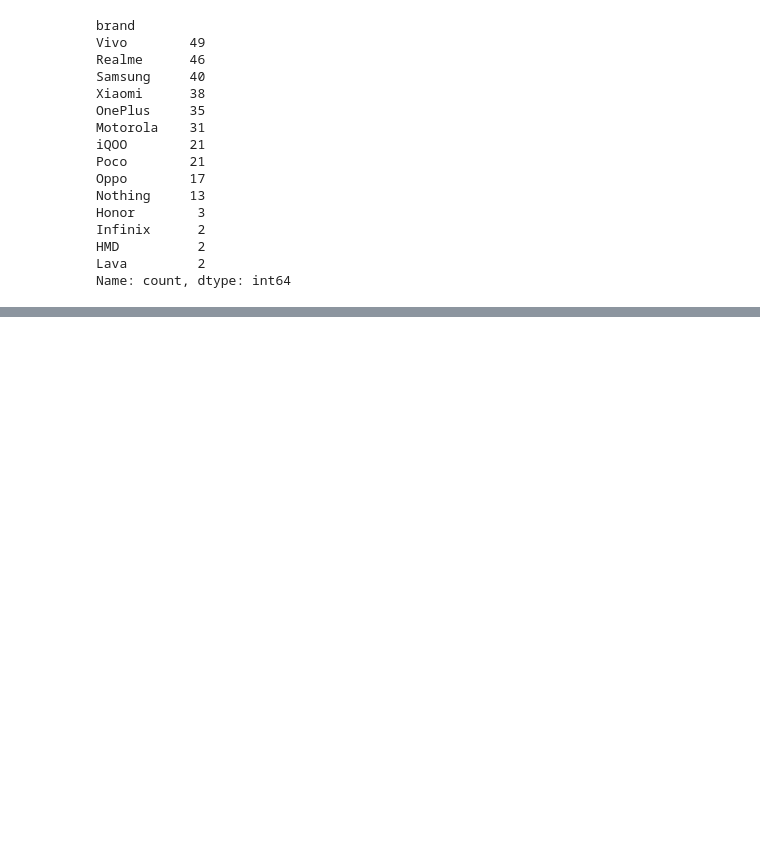
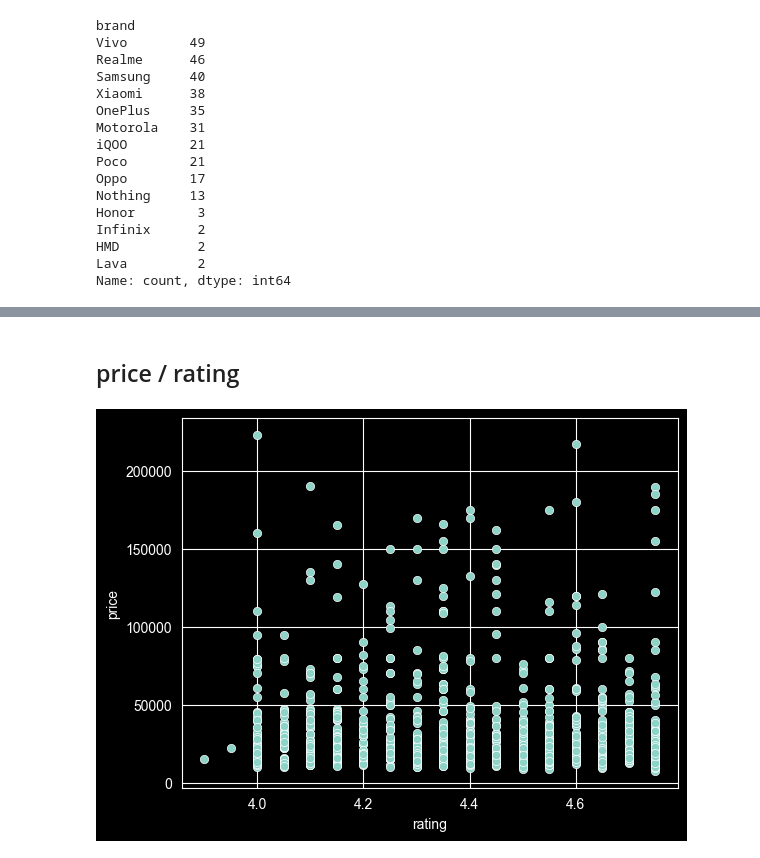
Before and after one commit to sudiptom619/EDA-On-5G-Smartphone, a Jupyter notebook: main.ipynb, the cells around one changed output, grey strips where cells are left out. Drawn from its saved outputs; the diff is of its cells as text; code cells hidden in the pictures; blank space fills up the shorter version.

```diff
--- a/main.ipynb
+++ b/main.ipynb
@@ -831,0 +855,7 @@ Name: count, dtype: int64
+# %% [markdown]
+## price / rating
+# %%
+sns.scatterplot(data=df,x='rating',y='price')
+plt.savefig('./plots/bivariate_analysis/price-rating/scatter_plot.png')
+# %% [output]
+[figure, added]
```
Also changed, not shown: parts of 44 cells of this notebook, 16 other files.
